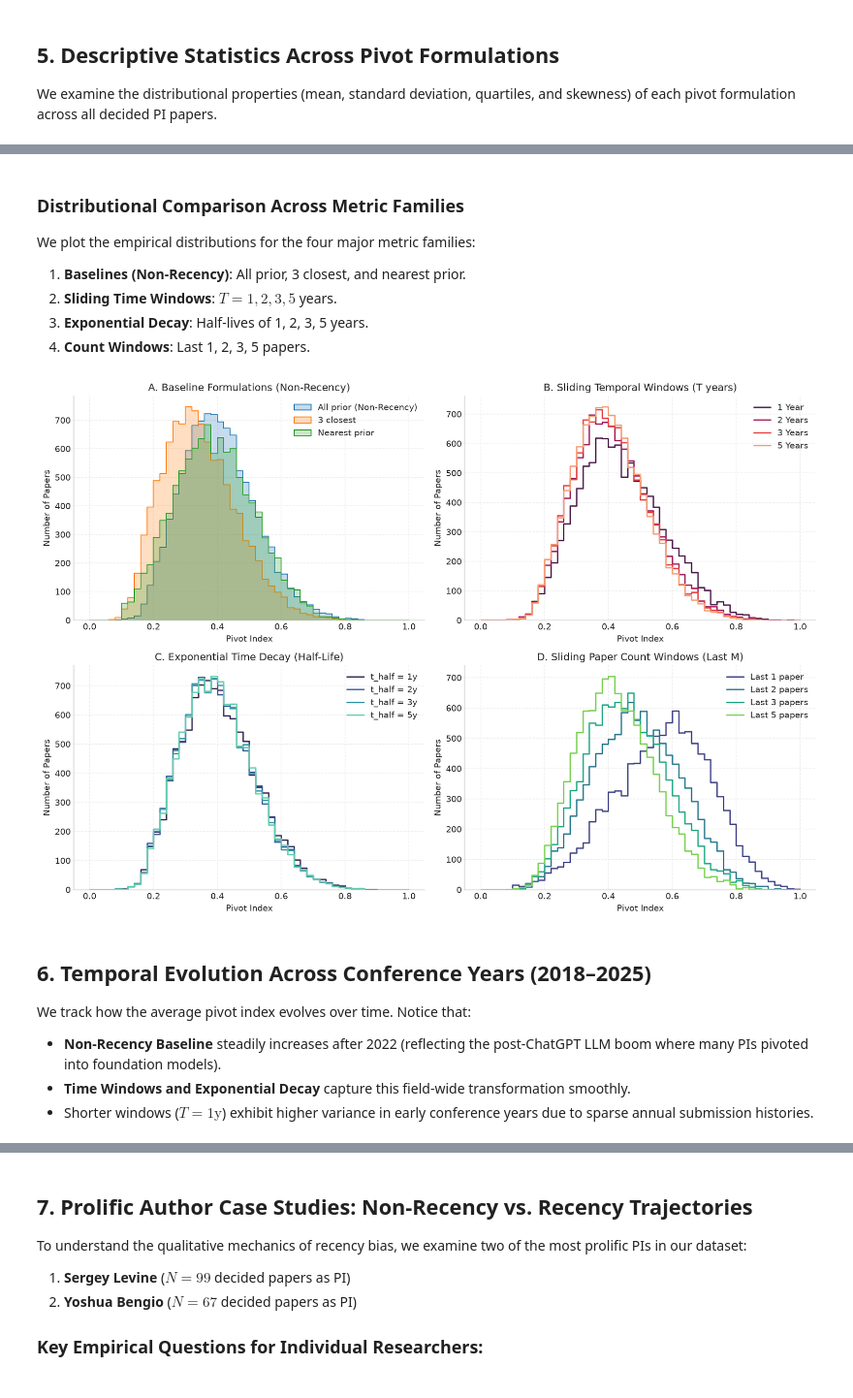
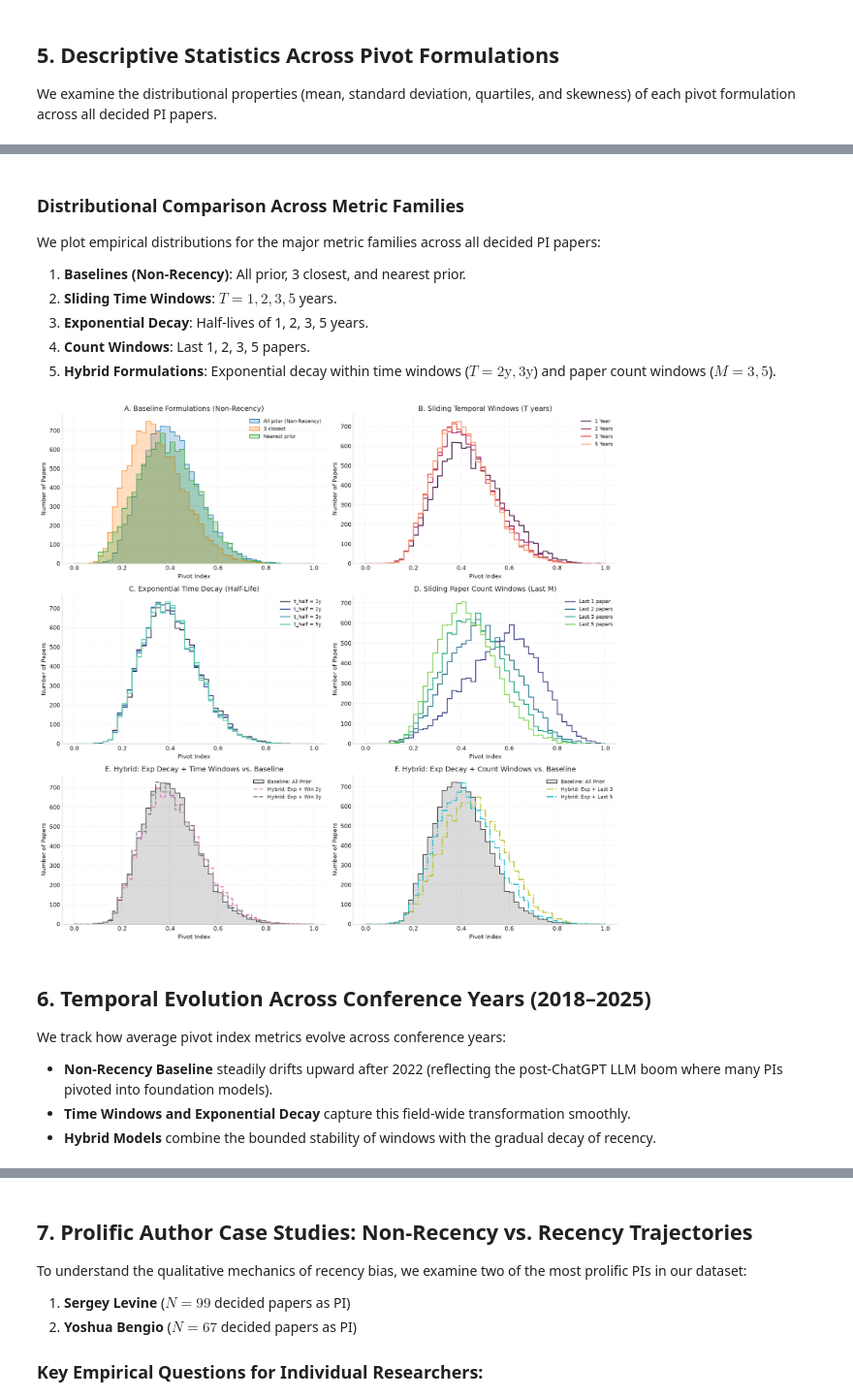
Before and after one commit to angellicodigo/COS424_Project, a Jupyter notebook: pivot_index_recency_bias.ipynb, the cells around one changed output, grey strips where cells are left out. Shown at 97% size. Drawn from its saved outputs; the diff is of its cells as text; code cells hidden in the pictures.

Commit message:
updated pivot_index_recency_bias.ipynb notebook

```diff
--- a/pivot_index_recency_bias.ipynb
+++ b/pivot_index_recency_bias.ipynb
@@ -386,6 +404,10 @@ methodLabels = {
     "pivot_last_2": "Recency: Count Window Last 2",
     "pivot_last_3": "Recency: Count Window Last 3",
     "pivot_last_5": "Recency: Count Window Last 5",
+    "pivot_exp_win_2y": "Hybrid: Exp Decay + Time Window 2y",
+    "pivot_exp_win_3y": "Hybrid: Exp Decay + Time Window 3y",
+    "pivot_exp_cnt_3": "Hybrid: Exp Decay + Last 3 Papers",
+    "pivot_exp_cnt_5": "Hybrid: Exp Decay + Last 5 Papers",
 }
 
 stats_list = []
@@ -424,53 +447,67 @@ summary_table.round(3)
 # %% [markdown]
 ### Distributional Comparison Across Metric Families
 
-We plot the empirical distributions for the four major metric families:
+We plot empirical distributions for the major metric families across all decided PI papers:
 1. **Baselines (Non-Recency)**: All prior, 3 closest, and nearest prior.
 2. **Sliding Time Windows**: $T=1, 2, 3, 5$ years.
 3. **Exponential Decay**: Half-lives of 1, 2, 3, 5 years.
 4. **Count Windows**: Last 1, 2, 3, 5 papers.
+5. **Hybrid Formulations**: Exponential decay within time windows ($T=2\text{y}, 3\text{y}$) and paper count windows ($M=3, 5$).
 # %%
-fig, axes = plt.subplots(2, 2, figsize=(13, 9))
+fig, axes = plt.subplots(3, 2, figsize=(14, 13))
 bins = np.linspace(0, 1, 51)
 
 # Panel 1: Baselines
 for col, color, lbl in [("pivot_all", "#1f77b4", "All prior (Non-Recency)"), ("pivot_k3", "#ff7f0e", "3 closest"), ("pivot_nn", "#2ca02c", "Nearest prior")]:
     sns.histplot(decided[col], bins=bins, element="step", fill=True, alpha=0.25, color=color, label=lbl, ax=axes[0, 0])
 axes[0, 0].set(title="A. Baseline Formulations (Non-Recency)", xlabel="Pivot Index", ylabel="Number of Papers")
-axes[0, 0].legend(frameon=False)
+axes[0, 0].legend(frameon=False, fontsize=8.5)
 
 # Panel 2: Sliding Time Windows
 palette_time = sns.color_palette("rocket", 4)
 for (col, lbl), c in zip([("pivot_win_1y", "1 Year"), ("pivot_win_2y", "2 Years"), ("pivot_win_3y", "3 Years"), ("pivot_win_5y", "5 Years")], palette_time):
     sns.histplot(decided[col].dropna(), bins=bins, element="step", fill=False, linewidth=1.6, color=c, label=lbl, ax=axes[0, 1])
 axes[0, 1].set(title="B. Sliding Temporal Windows (T years)", xlabel="Pivot Index", ylabel="Number of Papers")
-axes[0, 1].legend(frameon=False)
+axes[0, 1].legend(frameon=False, fontsize=8.5)
 
 # Panel 3: Exponential Decay
 palette_exp = sns.color_palette("mako", 4)
 for (col, lbl), c in zip([("pivot_exp_hl1y", "t_half = 1y"), ("pivot_exp_hl2y", "t_half = 2y"), ("pivot_exp_hl3y", "t_half = 3y"), ("pivot_exp_hl5y", "t_half = 5y")], palette_exp):
     sns.histplot(decided[col].dropna(), bins=bins, element="step", fill=False, linewidth=1.6, color=c, label=lbl, ax=axes[1, 0])
 axes[1, 0].set(title="C. Exponential Time Decay (Half-Life)", xlabel="Pivot Index", ylabel="Number of Papers")
-axes[1, 0].legend(frameon=False)
+axes[1, 0].legend(frameon=False, fontsize=8.5)
 
 # Panel 4: Count Windows
 palette_cnt = sns.color_palette("viridis", 4)
 for (col, lbl), c in zip([("pivot_last_1", "Last 1 paper"), ("pivot_last_2", "Last 2 papers"), ("pivot_last_3", "Last 3 papers"), ("pivot_last_5", "Last 5 papers")], palette_cnt):
     sns.histplot(decided[col].dropna(), bins=bins, element="step", fill=False, linewidth=1.6, color=c, label=lbl, ax=axes[1, 1])
 axes[1, 1].set(title="D. Sliding Paper Count Windows (Last M)", xlabel="Pivot Index", ylabel="Number of Papers")
-axes[1, 1].legend(frameon=False)
+axes[1, 1].legend(frameon=False, fontsize=8.5)
+
+# Panel 5: Hybrid Exp Decay + Sliding Time Windows vs Baseline
+sns.histplot(decided["pivot_all"], bins=bins, element="step", fill=True, alpha=0.15, color="#111111", label="Baseline: All Prior", ax=axes[2, 0])
+for col, c, lbl in [("pivot_exp_win_2y", "#e377c2", "Hybrid: Exp + Win 2y"), ("pivot_exp_win_3y", "#7f7f7f", "Hybrid: Exp + Win 3y")]:
+    sns.histplot(decided[col].dropna(), bins=bins, element="step", fill=False, linewidth=1.8, linestyle="--", color=c, label=lbl, ax=axes[2, 0])
+axes[2, 0].set(title="E. Hybrid: Exp Decay + Time Windows vs. Baseline", xlabel="Pivot Index", ylabel="Number of Papers")
+axes[2, 0].legend(frameon=False, fontsize=8.5)
+
+# Panel 6: Hybrid Exp Decay + Sliding Count Windows vs Baseline
+sns.histplot(decided["pivot_all"], bins=bins, element="step", fill=True, alpha=0.15, color="#111111", label="Baseline: All Prior", ax=axes[2, 1])
+for col, c, lbl in [("pivot_exp_cnt_3", "#bcbd22", "Hybrid: Exp + Last 3"), ("pivot_exp_cnt_5", "#17becf", "Hybrid: Exp + Last 5")]:
+    sns.histplot(decided[col].dropna(), bins=bins, element="step", fill=False, linewidth=1.8, linestyle="-.", color=c, label=lbl, ax=axes[2, 1])
+axes[2, 1].set(title="F. Hybrid: Exp Decay + Count Windows vs. Baseline", xlabel="Pivot Index", ylabel="Number of Papers")
+axes[2, 1].legend(frameon=False, fontsize=8.5)
 
 sns.despine()
 plt.tight_layout()
 plt.show()
 # %% [output]
-[figure, old version]
+[figure, new version]
 # %% [markdown]
 ## 6. Temporal Evolution Across Conference Years (2018–2025)
 
-We track how the average pivot index evolves over time.
-Notice that:
-- **Non-Recency Baseline** steadily increases after 2022 (reflecting the post-ChatGPT LLM boom where many PIs pivoted into foundation models).
+We track how average pivot index metrics evolve across conference years:
+- **Non-Recency Baseline** steadily drifts upward after 2022 (reflecting the post-ChatGPT LLM boom where many PIs pivoted into foundation models).
 - **Time Windows and Exponential Decay** capture this field-wide transformation smoothly.
-- Shorter windows ($T=1\text{y}$) exhibit higher variance in early conference years due to sparse annual submission histories.
+- **Hybrid Models** combine the bounded stability of windows with the gradual decay of recency.
 # %%
```
Also changed, not shown: parts of 28 cells of this notebook.
